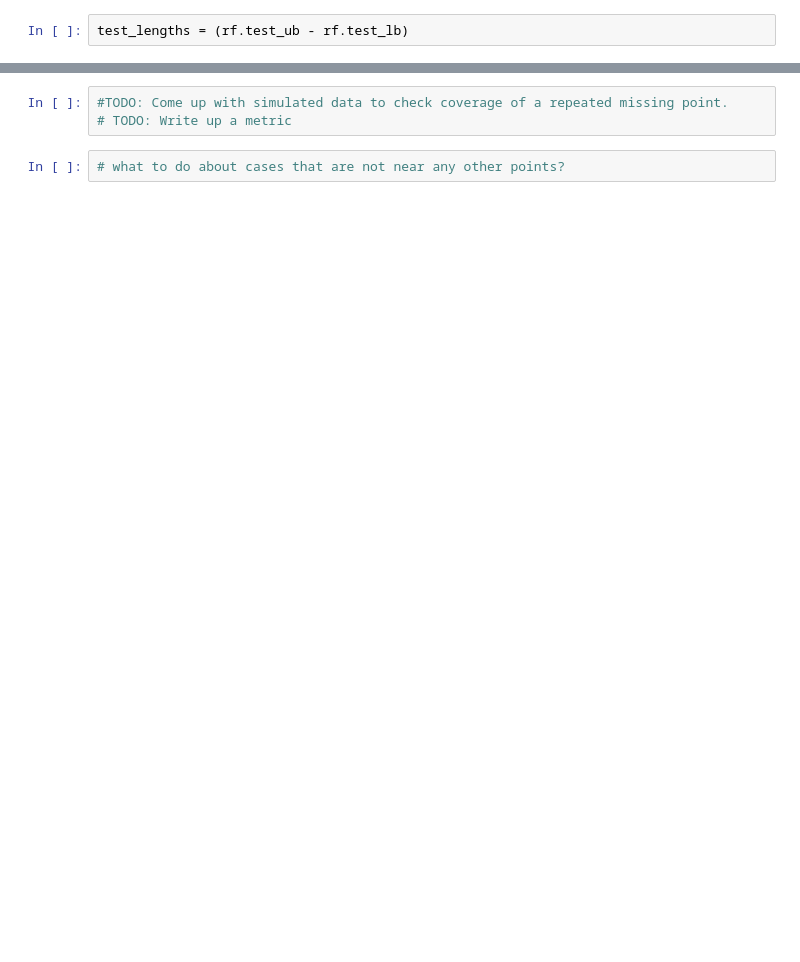
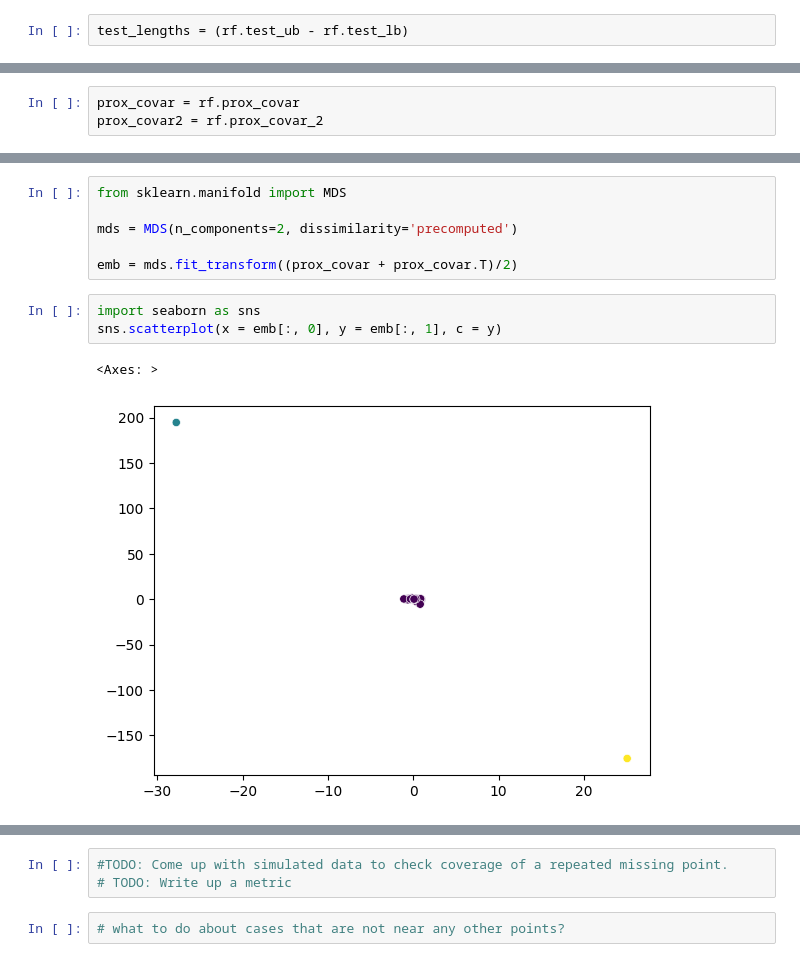
Before and after one commit to jakerhodes/RF-GAP-Python, a Jupyter notebook: test_pi.ipynb, the cells around one changed output, grey strips where cells are left out. Drawn from its saved outputs; the diff is of its cells as text; blank space fills up the shorter version.

Commit message:
add proximity covariance

```diff
--- a/test_pi.ipynb
+++ b/test_pi.ipynb
@@ -132,0 +135,3 @@ array([[1.        , 0.37194311],
+# %%
+prox_covar = rf.prox_covar
+prox_covar2 = rf.prox_covar_2
@@ -132,0 +166,12 @@ array([[1.        , 0.37194311],
+# %%
+from sklearn.manifold import MDS
+
+mds = MDS(n_components=2, dissimilarity='precomputed')
+
+emb = mds.fit_transform((prox_covar + prox_covar.T)/2)
+# %%
+import seaborn as sns
+sns.scatterplot(x = emb[:, 0], y = emb[:, 1], c = y)
+# %% [output]
+<Axes: >
+[figure, added]
```
Also changed, not shown: parts of 27 cells of this notebook, 1 other file.
